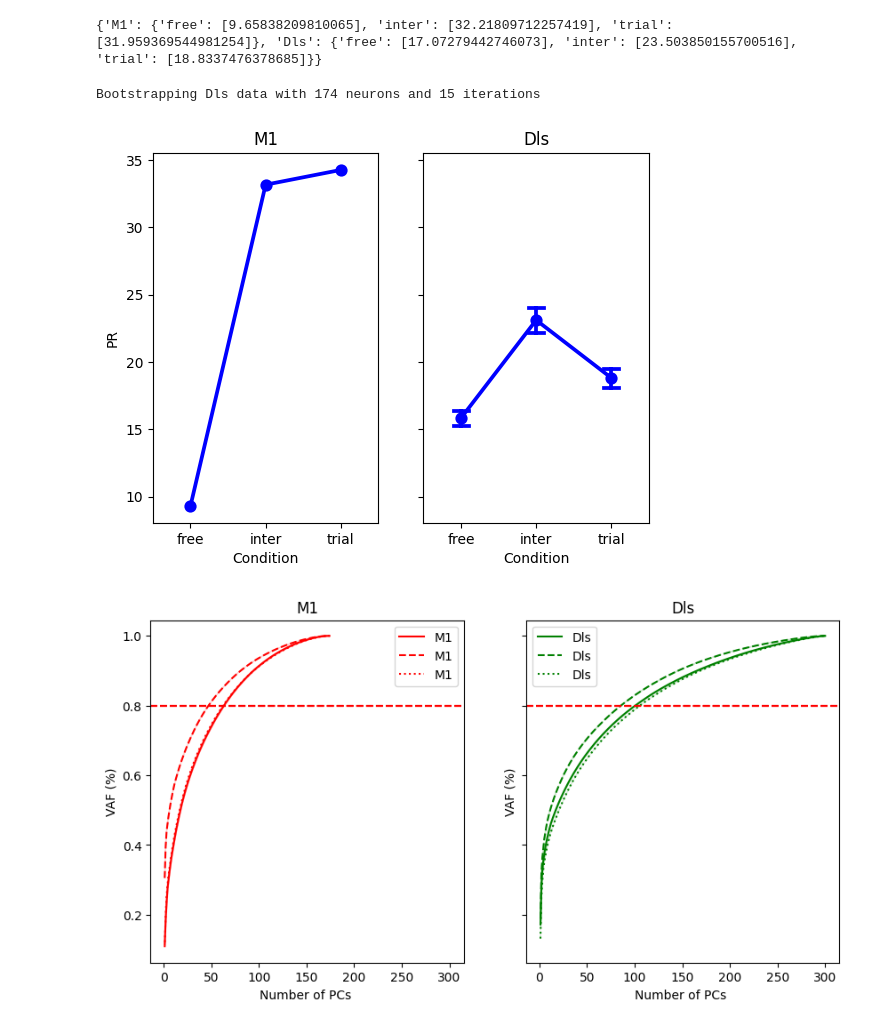
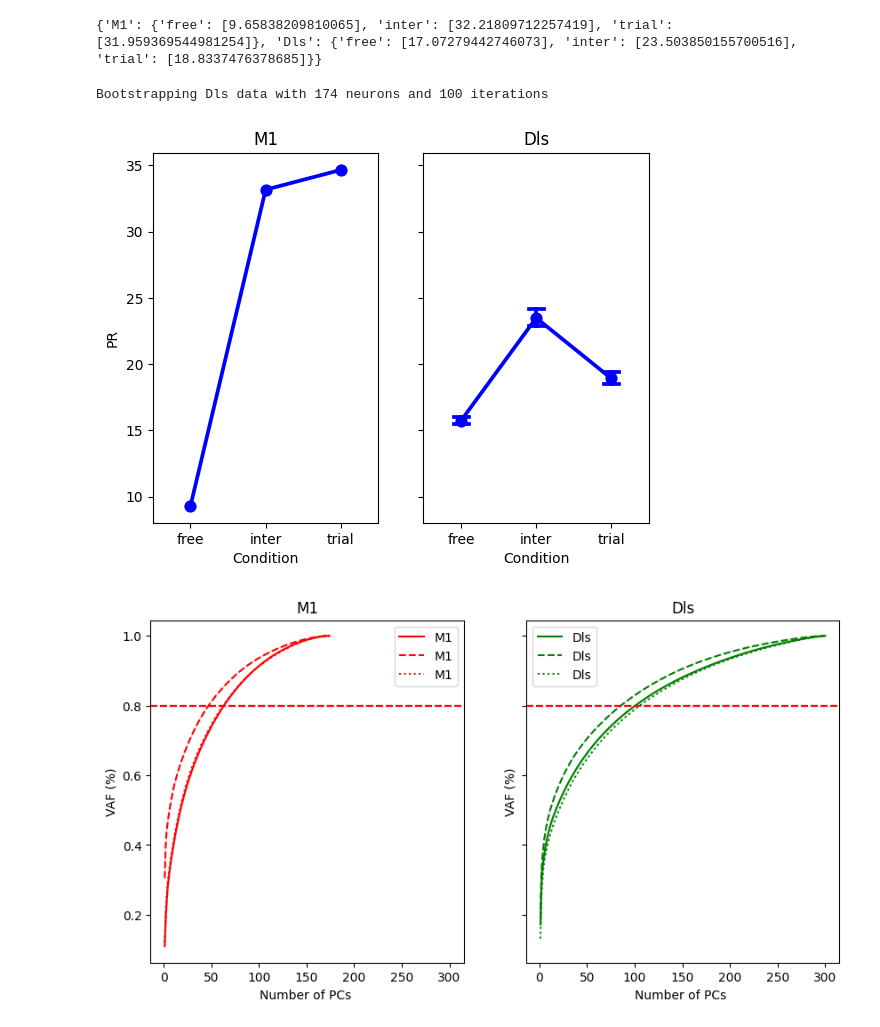
Before and after one commit to martinesparza/earthquake-analysis, a Jupyter notebook: notebooks/M044_2024_12_04_09_30_martin.ipynb, the cells around one changed output. Cells and saved outputs as stored; diff of their text form; code cells hidden in the pictures.

Commit message:
new pr graphs

```diff
--- a/notebooks/M044_2024_12_04_09_30_martin.ipynb
+++ b/notebooks/M044_2024_12_04_09_30_martin.ipynb
@@ -202,12 +202,12 @@ Applying query
 # %%
 from tools.dimensionality.participation import plot_participation_ratio_per_session
 
 areas = ["M1", "Dls"]
 fig, axes = plt.subplots(1, len(areas), sharey=True)
-_ = plot_participation_ratio_per_session(df_, areas, axes)
+_ = plot_participation_ratio_per_session(df_, areas, axes, epoch=None)
 # %% [output]
-Bootstrapping Dls data with 174 neurons and 15 iterations
+Bootstrapping Dls data with 174 neurons and 100 iterations
-[figure, old version]
+[figure, new version]
 # %%
 n_components = None
 epoch=None
```
Also changed, not shown: 1 other file.
